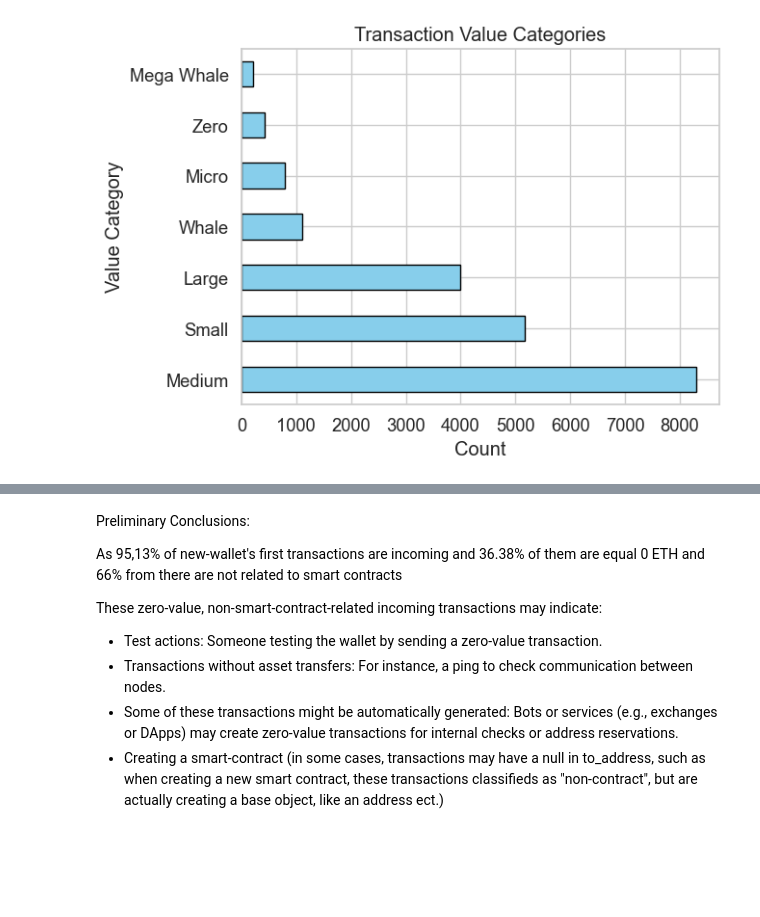
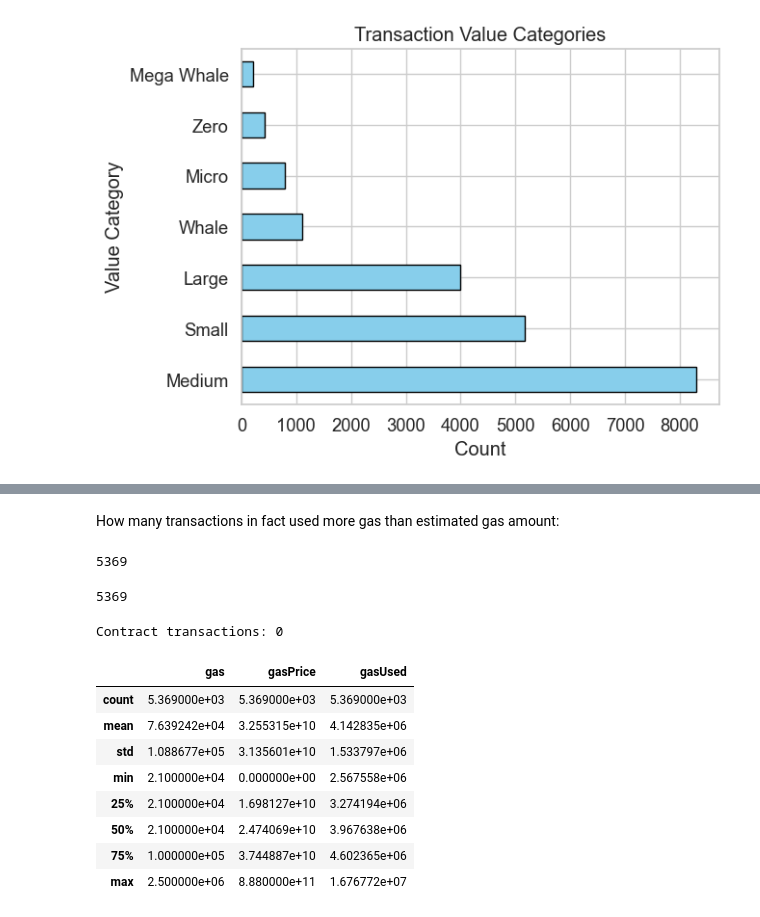
Before and after one commit to diachkina/blockchain_ethereum_project, a Jupyter notebook: ethereum_project.ipynb, the cells around one changed output, grey strips where cells are left out. Cells and saved outputs as stored; diff of their text form; code cells hidden in the pictures; blank space fills up the shorter version.

```diff
--- a/ethereum_project.ipynb
+++ b/ethereum_project.ipynb
@@ -381,3 +376,0 @@ plt.show()
-# %%
-df_api['value'] = df_api['value'].apply(float)
-df_api['eth_value'] = df_api['value'] / 1e18
@@ -384 +379,3 @@ df_api['eth_value'] = df_api['value'] / 1e18
+# %%
+df_api['gas_difference'] = df_api['gas'] - df_api['gasUsed']
 # %%
@@ -394,13 +400,0 @@ df_api.head(5)
-# %%
-import seaborn as sns
-
-df_api['is_zero_value'] = df_api['eth_value'] == 0
-df_api['is_smart_contract'] = df_api['input'] != '0x'
-
-contingency_table = pd.crosstab(df_api['is_zero_value'], df_api['is_smart_contract'], normalize='index')
-
-plt.figure(figsize=(8, 6))
-sns.heatmap(contingency_table, annot=True, fmt='.2f', cmap='Blues', xticklabels=['Non-Contract', 'Contract'], yticklabels=['Non-Zero', 'Zero'])
-plt.title('Relationship between Zero Value Transactions and Smart Contracts')
-plt.xlabel('Is Smart Contract')
-plt.ylabel('Is Zero Value');
@@ -423,13 +401,29 @@ len(incoming_zero_transactions) / len(df_api) * 100
-# %% [markdown]
-Preliminary Conclusions:
-
-As 95,13% of new-wallet's first transactions are incoming and
-36.38% of them are equal 0 ETH and
-66% from there are not related to smart contracts
-
-These zero-value, non-smart-contract-related incoming transactions may indicate:
-
-- Test actions: Someone testing the wallet by sending a zero-value transaction.
-- Transactions without asset transfers: For instance, a ping to check communication between nodes.
-- Some of these transactions might be automatically generated: Bots or services (e.g., exchanges or DApps) may create zero-value transactions for internal checks or address reservations.
-- Creating a smart-contract (in some cases, transactions may have a null in to_address, such as when creating a new smart contract, these transactions classifieds as "non-contract", but are actually creating a base object, like an address ect.)
+# %% [markdown]
+How many transactions in fact used more gas than estimated gas amount:
+# %%
+negative_gas_df = negative_gas_df = df_api[df_api['gas_difference'] < 0]
+negative_gas_df.shape[0]
+# %% [output]
+5369
+# %%
+unique_hashes = negative_gas_df['hash'].unique()
+len(unique_hashes)
+# %% [output]
+5369
+# %%
+contract_transactions = negative_gas_df[negative_gas_df['from'].isnull()]
+print(f"Contract transactions: {len(contract_transactions)}")
+# %% [output]
+Contract transactions: 0
+# %%
+negative_gas_df[['gas', 'gasPrice', 'gasUsed']].describe()
+# %% [output]
+|  | gas | gasPrice | gasUsed |
+| count | 5.369000e+03 | 5.369000e+03 | 5.369000e+03 |
+| mean | 7.639242e+04 | 3.255315e+10 | 4.142835e+06 |
+| std | 1.088677e+05 | 3.135601e+10 | 1.533797e+06 |
+| min | 2.100000e+04 | 0.000000e+00 | 2.567558e+06 |
+| 25% | 2.100000e+04 | 1.698127e+10 | 3.274194e+06 |
+| 50% | 2.100000e+04 | 2.474069e+10 | 3.967638e+06 |
+| 75% | 1.000000e+05 | 3.744887e+10 | 4.602365e+06 |
+| max | 2.500000e+06 | 8.880000e+11 | 1.676772e+07 |
```
Also changed, not shown: parts of 11 cells of this notebook.
